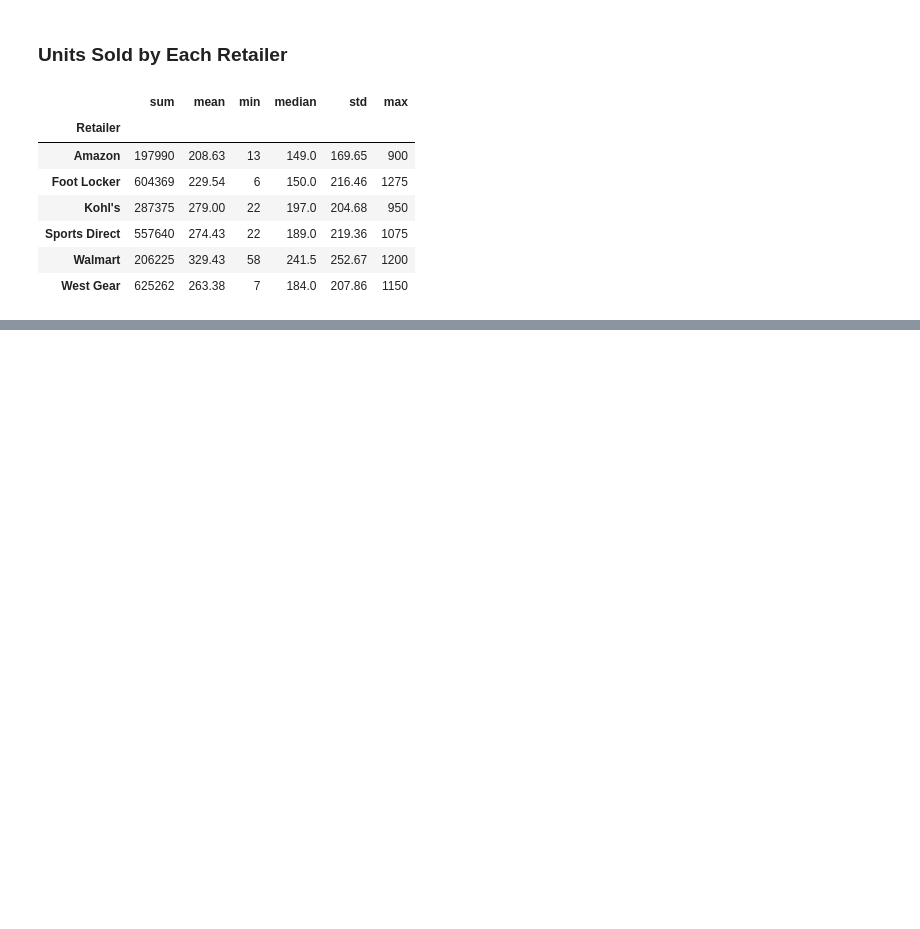
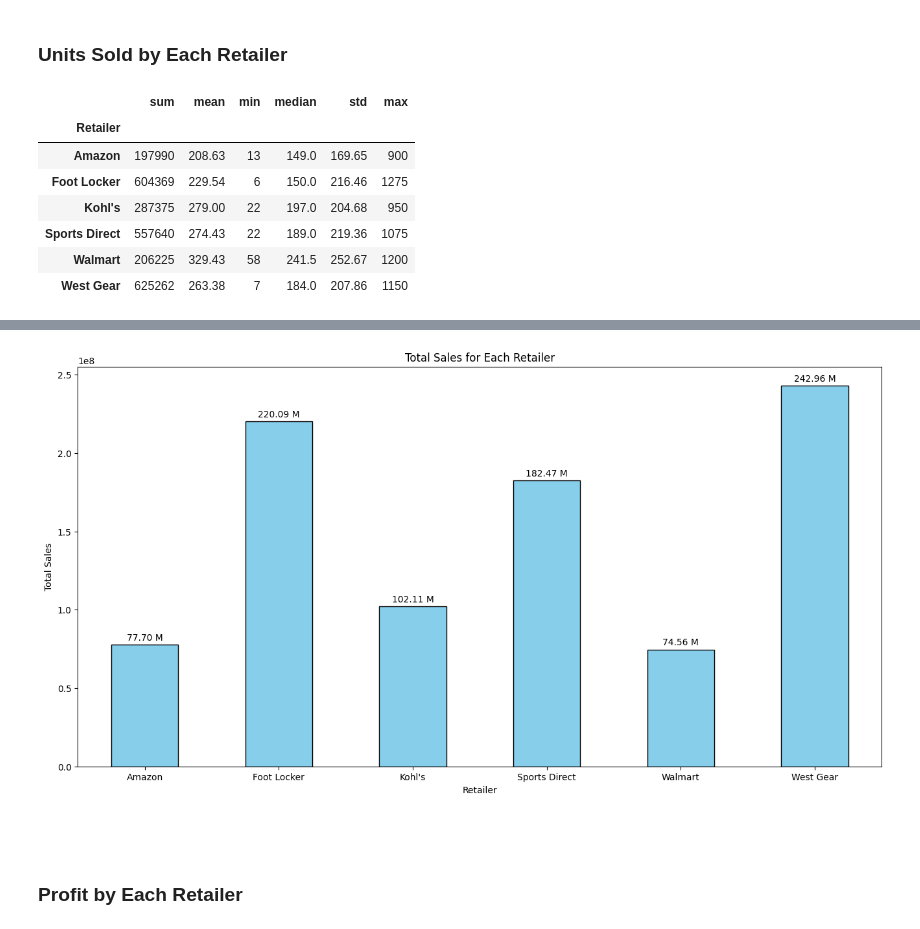
Before and after one commit to GrzegorzPus/Adidas-US-Sales-Analysis, a Jupyter notebook: Exploratory Data Analysis.ipynb, the cells around one changed output, grey strips where cells are left out. Cells and saved outputs as stored; diff of their text form; code cells hidden in the pictures; blank space fills up the shorter version.

```diff
--- a/Exploratory Data Analysis.ipynb
+++ b/Exploratory Data Analysis.ipynb
@@ -149,0 +236,21 @@ df.groupby('Retailer')['Units Sold'].agg(['sum', 'mean', 'min', 'median', 'std',
+# %%
+plt.figure(figsize=(16, 8))
+bars = df.groupby('Retailer')['Total Sales'].sum().plot(kind='bar', edgecolor='black', color='skyblue')
+plt.title('Total Sales for Each Retailer')
+plt.xlabel('Retailer')
+plt.ylabel('Total Sales')
+plt.xticks(rotation=360)
+
+for bar in bars.patches:
+    plt.annotate(f'{bar.get_height()/1000000:.2f} M',
+                 (bar.get_x() + bar.get_width() / 2, bar.get_height()),
+                 ha='center', va='center', xytext=(0, 8),
+                 textcoords='offset points', fontsize=10, color='black')
+
+plt.show()
+# %% [output]
+[figure, added]
+# %% [markdown]
+<br>
+# %% [markdown]
+### Profit by Each Retailer
```
Also changed, not shown: parts of 16 cells of this notebook.
